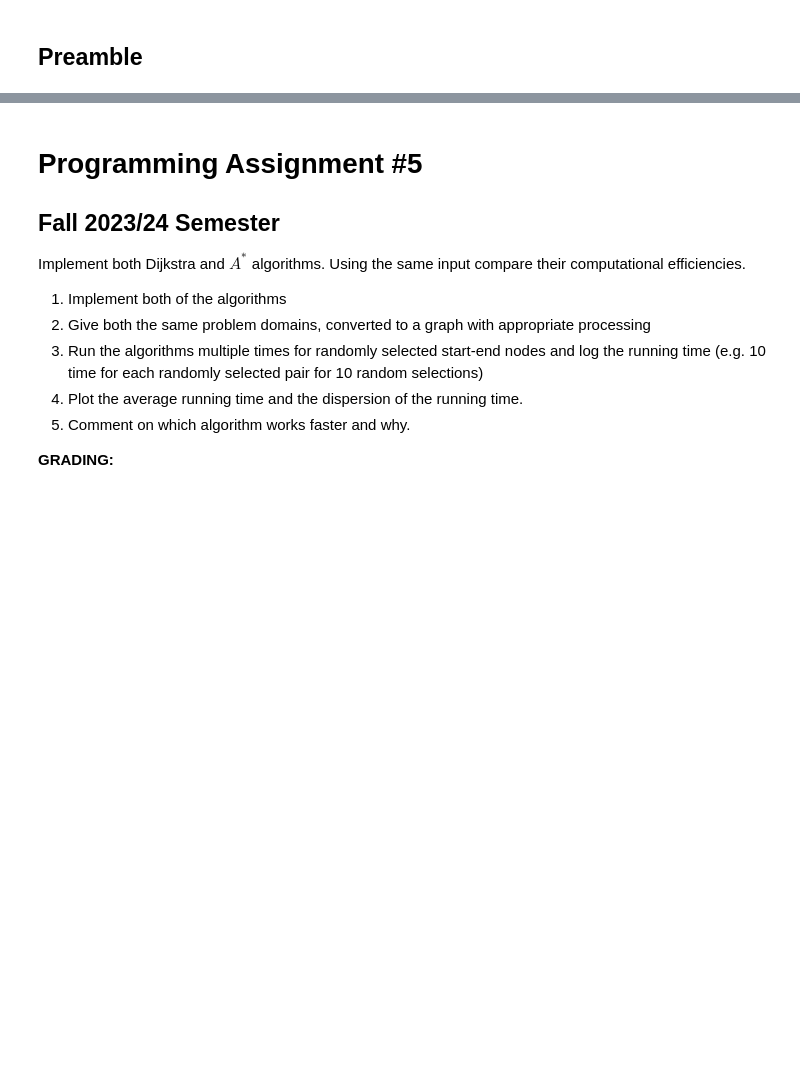
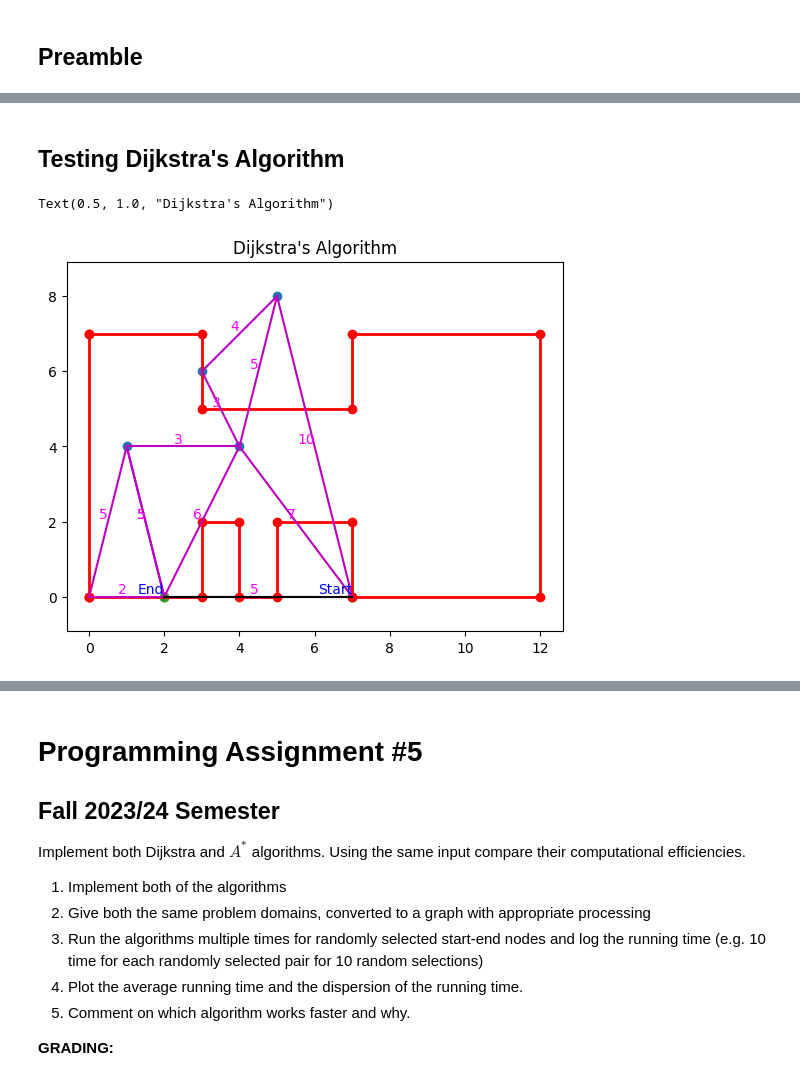
Before and after one commit to Ismail-Armutcu/Algorithms-for-Interactive-Sytems, a Jupyter notebook: MMI513_PA5_PathFinding.ipynb, the cells around one changed output, grey strips where cells are left out. Saved outputs shown, nothing was run; the diff lists cells and outputs as text; code cells hidden in the pictures; blank space fills up the shorter version.

```diff
--- a/MMI513_PA5_PathFinding.ipynb
+++ b/MMI513_PA5_PathFinding.ipynb
@@ -259,0 +260,16 @@ Result len: 14 {(1.0, 3.0): (2.0, 4.67), (2.0, 4.67): (3.33, 3.0), (2.0, 6.33):
+# %% [markdown]
+## Testing Dijkstra's Algorithm
+# %%
+s,r = random.sample(vertices, 2)
+res = dijkstra(vertices,edges,s,r)
+
+steps,travelledEdges = calculatePathFromMapping(res,s,r)
+
+
+plotpoly(simproom,False)
+plotgraph(vertices, edges)
+plotPath(steps, travelledEdges,s,r)
+plt.title('Dijkstra\'s Algorithm')
+# %% [output]
+Text(0.5, 1.0, "Dijkstra's Algorithm")
+[figure, added]
```
Also changed, not shown: parts of 19 cells of this notebook.
